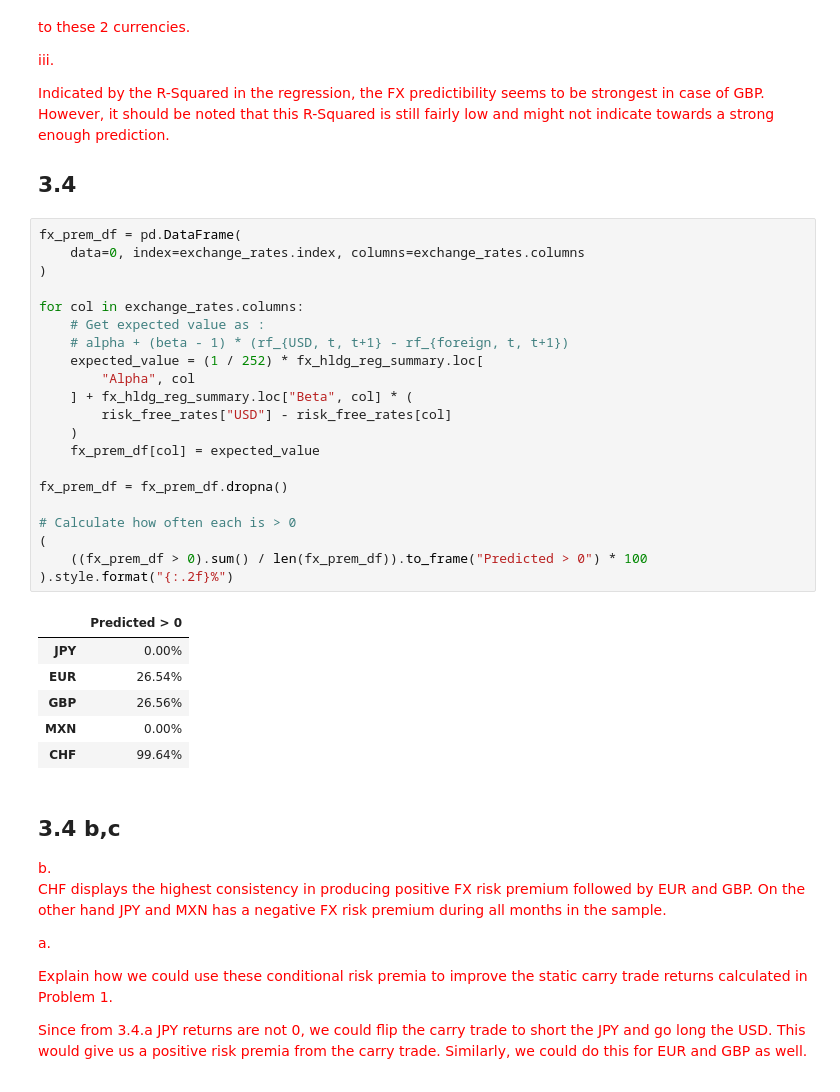
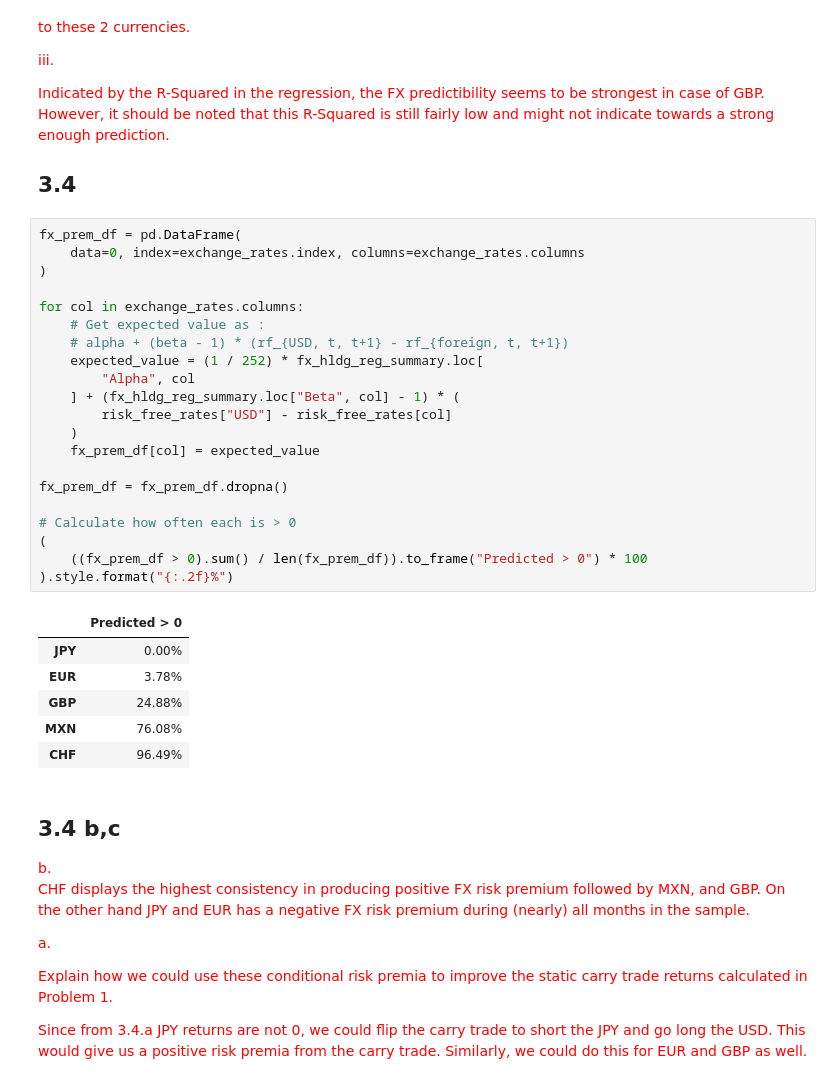
Before and after one commit to MarkHendricks/finm-portfolio-2024, a Jupyter notebook: homework/Solution Homework 8.ipynb, the cells around one changed output. Drawn from its saved outputs; the diff is of its cells as text.

```diff
--- a/homework/Solution Homework 8.ipynb
+++ b/homework/Solution Homework 8.ipynb
@@ -424,38 +424,38 @@ Indicated by the R-Squared in the regression, the FX predictibility seems to be
 # %%
 fx_prem_df = pd.DataFrame(
     data=0, index=exchange_rates.index, columns=exchange_rates.columns
 )
 
 for col in exchange_rates.columns:
     # Get expected value as :
     # alpha + (beta - 1) * (rf_{USD, t, t+1} - rf_{foreign, t, t+1})
     expected_value = (1 / 252) * fx_hldg_reg_summary.loc[
         "Alpha", col
-    ] + fx_hldg_reg_summary.loc["Beta", col] * (
+    ] + (fx_hldg_reg_summary.loc["Beta", col] - 1) * (
         risk_free_rates["USD"] - risk_free_rates[col]
     )
     fx_prem_df[col] = expected_value
 
 fx_prem_df = fx_prem_df.dropna()
 
 # Calculate how often each is > 0
 (
     ((fx_prem_df > 0).sum() / len(fx_prem_df)).to_frame("Predicted > 0") * 100
 ).style.format("{:.2f}%")
 # %% [output]
 |  | Predicted > 0 |
 | JPY | 0.00% |
-| EUR | 26.54% |
-| GBP | 26.56% |
-| MXN | 0.00% |
-| CHF | 99.64% |
+| EUR | 3.78% |
+| GBP | 24.88% |
+| MXN | 76.08% |
+| CHF | 96.49% |
 # %% [markdown]
 ## 3.4 b,c
 
 <font color='red'>
 b.
 
-CHF displays the highest consistency in producing positive FX risk premium followed by EUR and GBP. On the other hand JPY and MXN has a negative FX risk premium during all months in the sample.
+CHF displays the highest consistency in producing positive FX risk premium followed by MXN, and GBP. On the other hand JPY and EUR has a negative FX risk premium during (nearly) all months in the sample.
 
 a.
 
```
